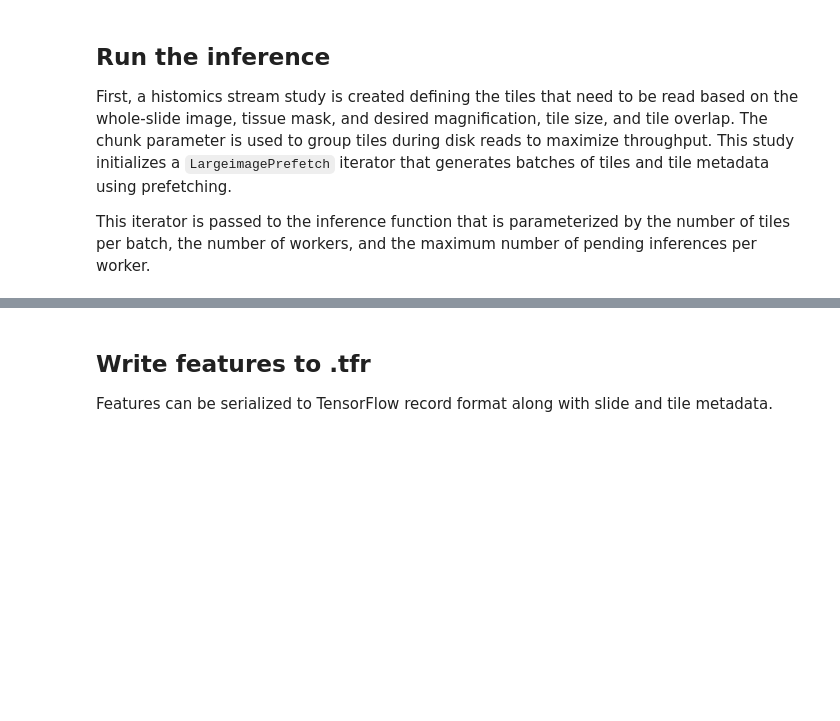
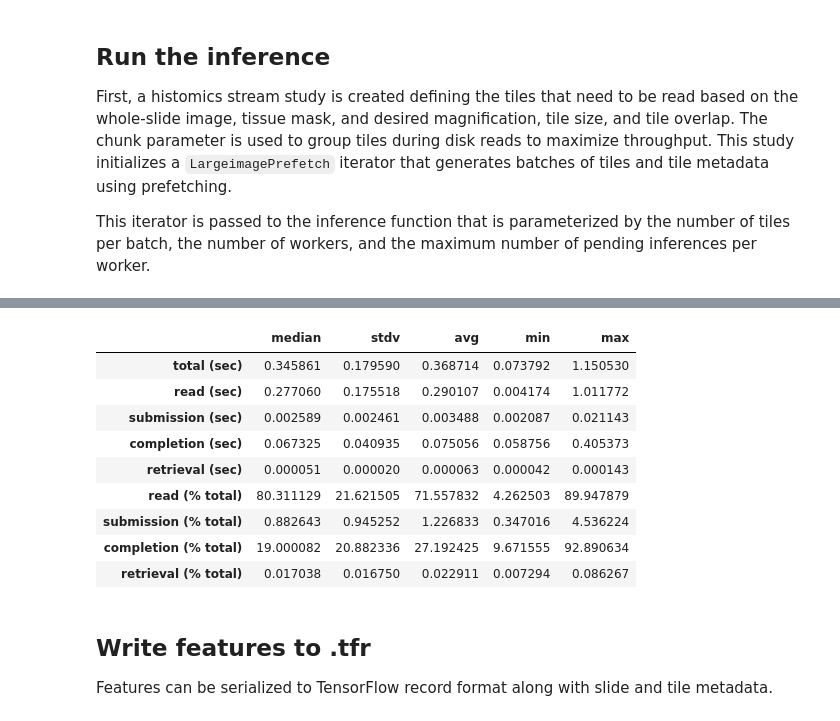
Before and after one commit to PathologyDataScience/triteia, a Jupyter notebook: examples/feature_extraction.ipynb, the cells around one changed output, grey strips where cells are left out. Drawn from its saved outputs; the diff is of its cells as text; code cells hidden in the pictures; blank space fills up the shorter version.

```diff
--- a/examples/feature_extraction.ipynb
+++ b/examples/feature_extraction.ipynb
@@ -206,6 +232,11 @@ config = model.get_config()
 dtype = np.float32 if config["input"][0]["dataType"] == "TYPE_FP32" else np.uint8
 iterator = TiffPrefetch(hs_study, dtype=dtype, nchw=nchw, icc=icc, batch=batch, prefetch=prefetch, workers=workers)
 
+import logging
+# disable warning like: "Tiff image is missing many lower resolution levels (4).  It will be inefficient to read lower resolution tiles"
+logger = logging.getLogger("large_image")
+logger.setLevel(logging.ERROR)
+
 # inference
 features, metadata, times, failures = inference(
     iterator, model_name, url="localhost:8001", limit=limit, rest=0.0
@@ -221,3 +252,13 @@ INFO:large_image:Cannot use memcached for caching.
+|  | median | stdv | avg | min | max |
+| total (sec) | 0.345861 | 0.179590 | 0.368714 | 0.073792 | 1.150530 |
+| read (sec) | 0.277060 | 0.175518 | 0.290107 | 0.004174 | 1.011772 |
+| submission (sec) | 0.002589 | 0.002461 | 0.003488 | 0.002087 | 0.021143 |
+| completion (sec) | 0.067325 | 0.040935 | 0.075056 | 0.058756 | 0.405373 |
+| retrieval (sec) | 0.000051 | 0.000020 | 0.000063 | 0.000042 | 0.000143 |
+| read (% total) | 80.311129 | 21.621505 | 71.557832 | 4.262503 | 89.947879 |
+| submission (% total) | 0.882643 | 0.945252 | 1.226833 | 0.347016 | 4.536224 |
+| completion (% total) | 19.000082 | 20.882336 | 27.192425 | 9.671555 | 92.890634 |
+| retrieval (% total) | 0.017038 | 0.016750 | 0.022911 | 0.007294 | 0.086267 |
 # %% [markdown]
 ## Write features to .tfr
 
```
Also changed, not shown: parts of 7 cells of this notebook, 3 other files.
